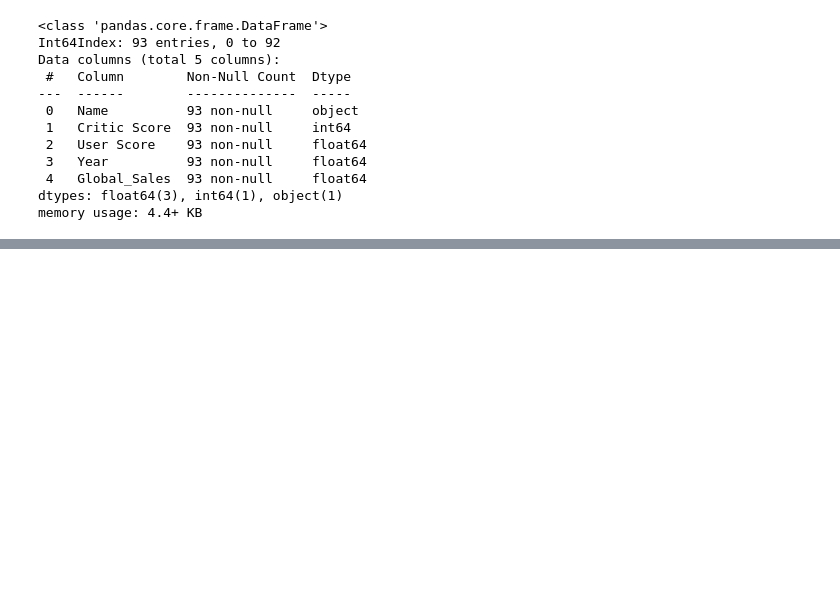
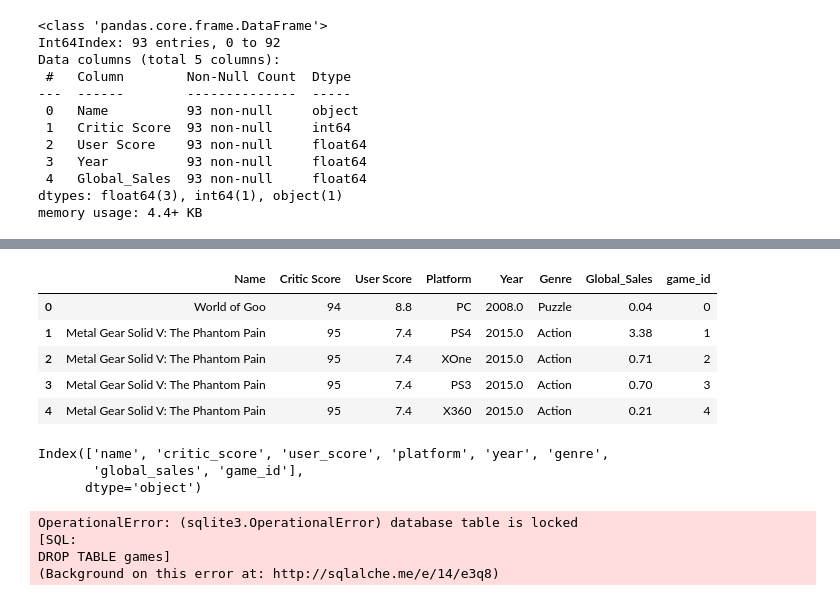
Before and after one commit to ebimoosa/smu_project_2_group_2, a Jupyter notebook: P2/Project2-BusinessInsider.ipynb, the cells around one changed output, grey strips where cells are left out. Saved outputs shown, nothing was run; the diff lists cells and outputs as text; code cells hidden in the pictures; blank space fills up the shorter version.

```diff
--- a/P2/Project2-BusinessInsider.ipynb
+++ b/P2/Project2-BusinessInsider.ipynb
@@ -339,0 +376,17 @@ memory usage: 4.4+ KB
+# %%
+df_all = merge.drop(['Rank', 'Publisher', 'NA_Sales', 'EU_Sales', 'JP_Sales', 'Other_Sales'], axis=1)
+df_all['game_id'] = np.arange(len(df_all))
+df_all.head()
+# %% [output]
+|  | Name | Critic Score | User Score | Platform | Year | Genre | Global_Sales | game_id |
+| 0 | World of Goo | 94 | 8.8 | PC | 2008.0 | Puzzle | 0.04 | 0 |
+| 1 | Metal Gear Solid V: The Phantom Pain | 95 | 7.4 | PS4 | 2015.0 | Action | 3.38 | 1 |
+| 2 | Metal Gear Solid V: The Phantom Pain | 95 | 7.4 | XOne | 2015.0 | Action | 0.71 | 2 |
+| 3 | Metal Gear Solid V: The Phantom Pain | 95 | 7.4 | PS3 | 2015.0 | Action | 0.70 | 3 |
+| 4 | Metal Gear Solid V: The Phantom Pain | 95 | 7.4 | X360 | 2015.0 | Action | 0.21 | 4 |
+# %%
+df_all.columns
+# %% [output]
+Index(['name', 'critic_score', 'user_score', 'platform', 'year', 'genre',
+       'global_sales', 'game_id'],
+      dtype='object')
@@ -339,0 +398,7 @@ memory usage: 4.4+ KB
+# %%
+df_all.to_sql("games", con=engine, if_exists='replace')
+# %% [output]
+OperationalError: (sqlite3.OperationalError) database table is locked
+[SQL:
+DROP TABLE games]
+(Background on this error at: http://sqlalche.me/e/14/e3q8)
```
Also changed, not shown: parts of 29 cells of this notebook, 6 other files.
